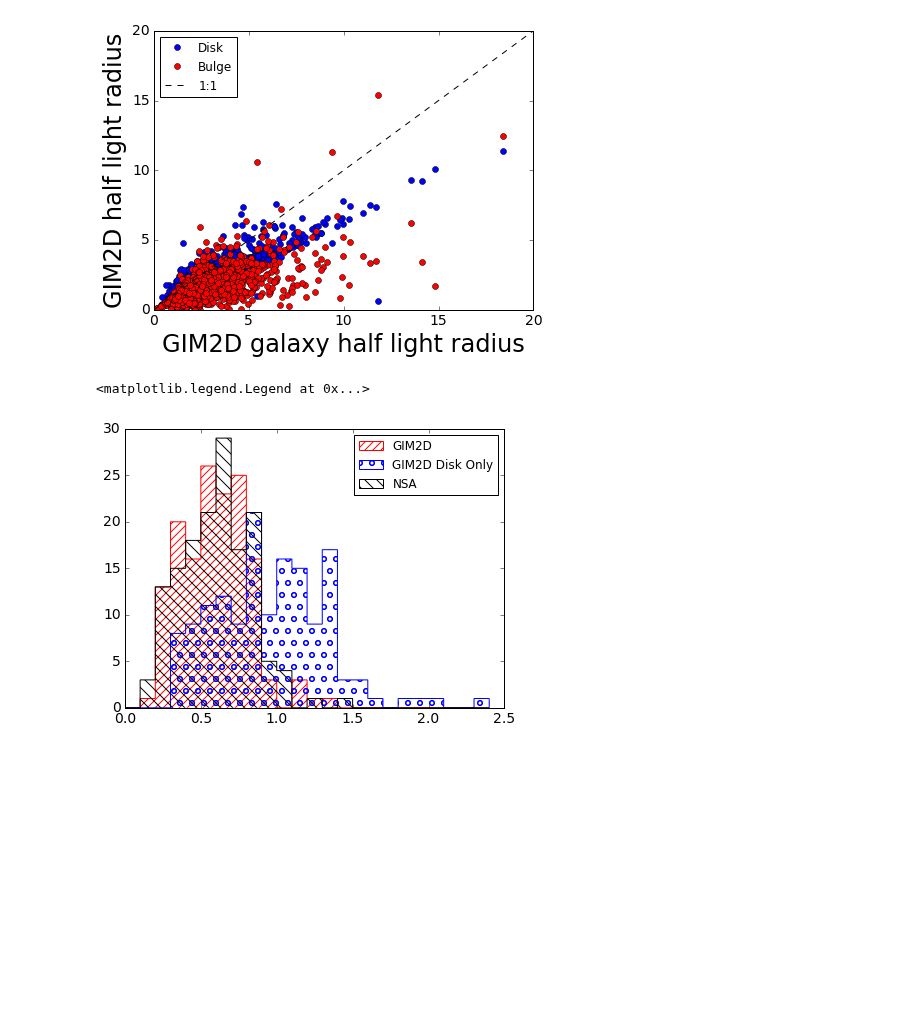
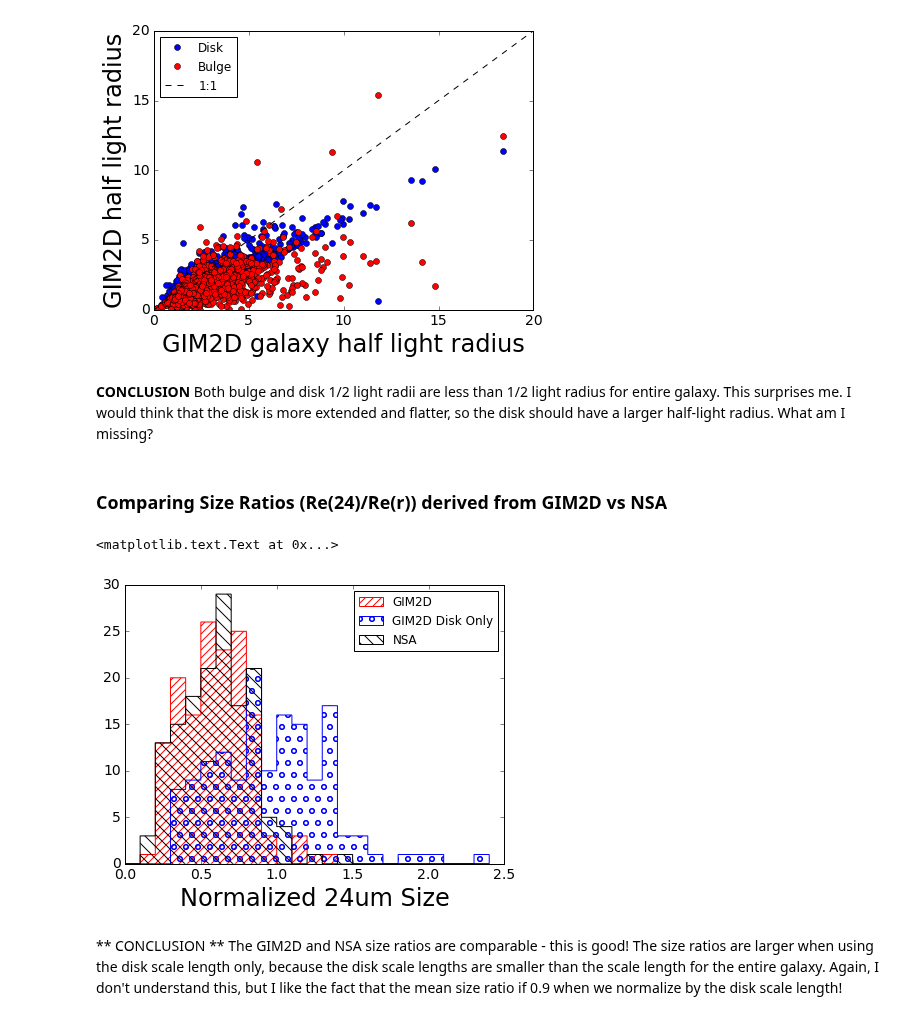
Before and after one commit to rfinn/LCS, a Jupyter notebook: GIM2DvsNSA.ipynb, the cells around one changed output. Cells and saved outputs as stored; diff of their text form; code cells hidden in the pictures; blank space fills up the shorter version.

```diff
--- a/GIM2DvsNSA.ipynb
+++ b/GIM2DvsNSA.ipynb
@@ -62,13 +68,20 @@ plt.legend(numpoints=1,loc='upper left')
 # %% [output]
 <matplotlib.legend.Legend at 0x...>
 [figure]
+# %% [markdown]
+**CONCLUSION** Both bulge and disk 1/2 light radii are less than 1/2 light radius for entire galaxy.  This surprises me.  I would think that the disk is more extended and flatter, so the disk should have a larger half-light radius.  What am I missing?
+# %% [markdown]
+### Comparing Size Ratios (Re(24)/Re(r)) derived from GIM2D vs NSA
 # %%
 plt.figure()
 bins=np.arange(0,2.5,.1)
 plt.hist(s.SIZE_RATIO_gim2d[s.sampleflag],histtype='step',hatch='///',color='r',bins=bins,label='GIM2D')
 plt.hist(s.SIZE_RATIO_DISK[s.sampleflag],histtype='step',color='b',hatch='o',bins=bins,label='GIM2D Disk Only')
 plt.hist(s.s.SIZE_RATIO[s.sampleflag],histtype='step',color='k',hatch='\\\\',bins=bins,label='NSA')
 plt.legend(loc='upper right')
+plt.xlabel('Normalized 24um Size')
 # %% [output]
-<matplotlib.legend.Legend at 0x...>
+<matplotlib.text.Text at 0x...>
-[figure, old version]
+[figure, new version]
+# %% [markdown]
+** CONCLUSION ** The GIM2D and NSA size ratios are comparable - this is good!  The size ratios are larger when using the disk scale length only, because the disk scale lengths are smaller than the scale length for the entire galaxy.  Again, I don't understand this, but I like the fact that the mean size ratio if 0.9 when we normalize by the disk scale length!
```
Also changed, not shown: parts of 4 cells of this notebook.
